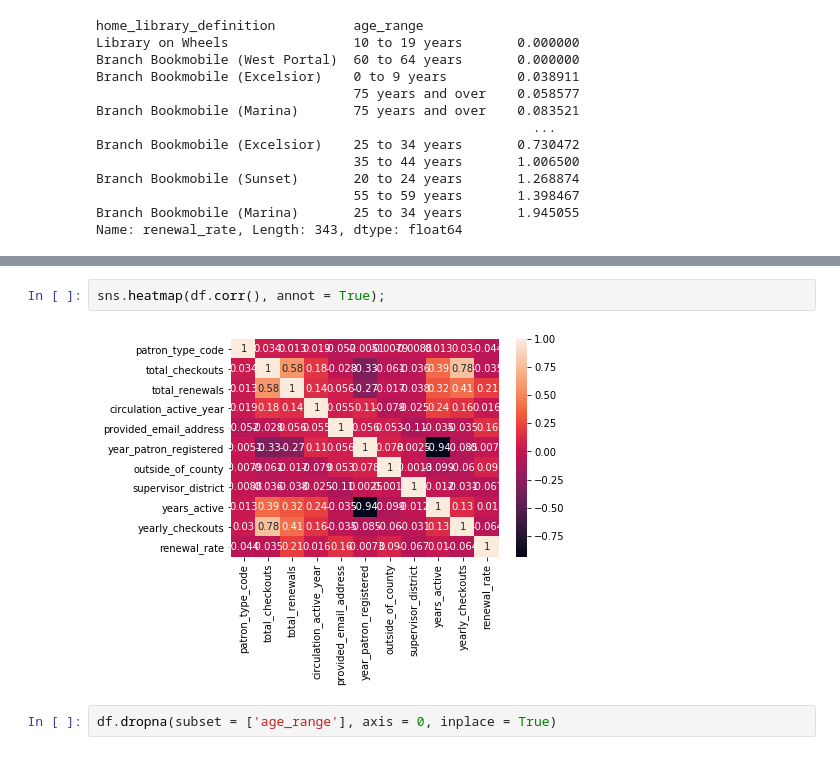
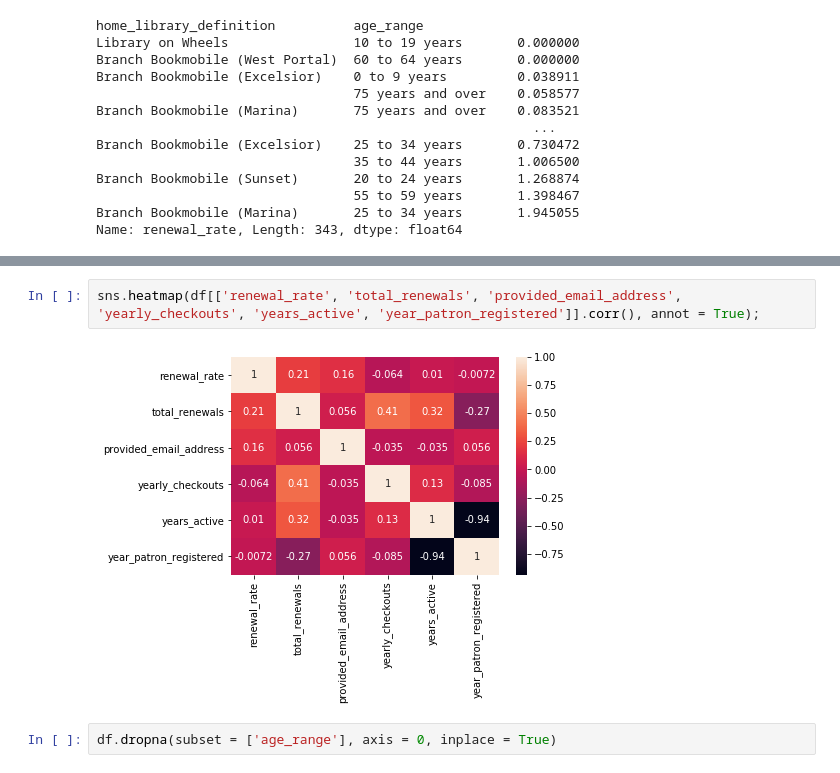
Before and after one commit to arispeaks/SFLibrary, a Jupyter notebook: SF_Library_Project.ipynb, the cells around one changed output, grey strips where cells are left out. Cells and saved outputs as stored; diff of their text form.

```diff
--- a/SF_Library_Project.ipynb
+++ b/SF_Library_Project.ipynb
@@ -273,9 +284,9 @@ FRIENDS FOR LIFE       0.616279
 STAFF                  0.684836
 Name: renewal_rate, dtype: float64
 # %%
-sns.heatmap(df.corr(), annot = True);
+sns.heatmap(df[['renewal_rate', 'total_renewals', 'provided_email_address', 'yearly_checkouts', 'years_active', 'year_patron_registered']].corr(), annot = True);
 # %% [output]
-[figure, old version]
+[figure, new version]
 # %%
 df.dropna(subset = ['age_range'], axis = 0, inplace = True)
 # %%
```
Also changed, not shown: parts of 28 cells of this notebook.
